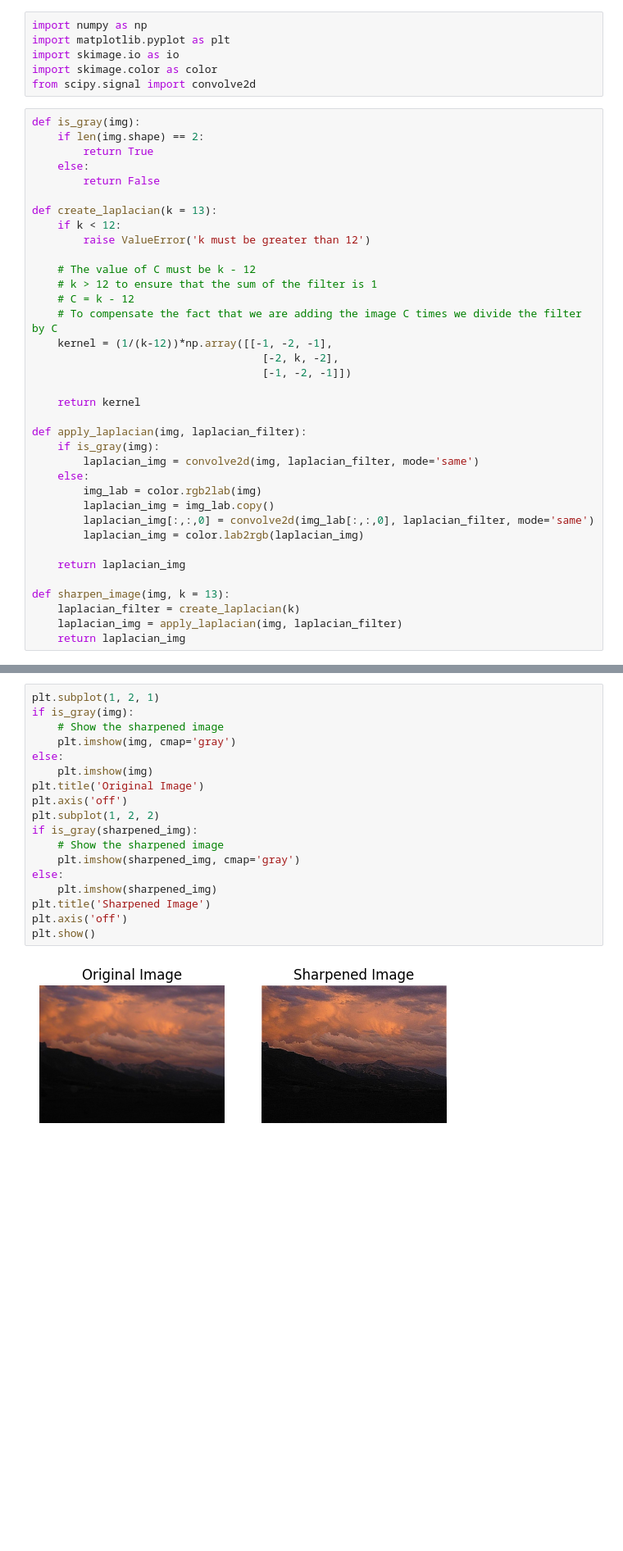
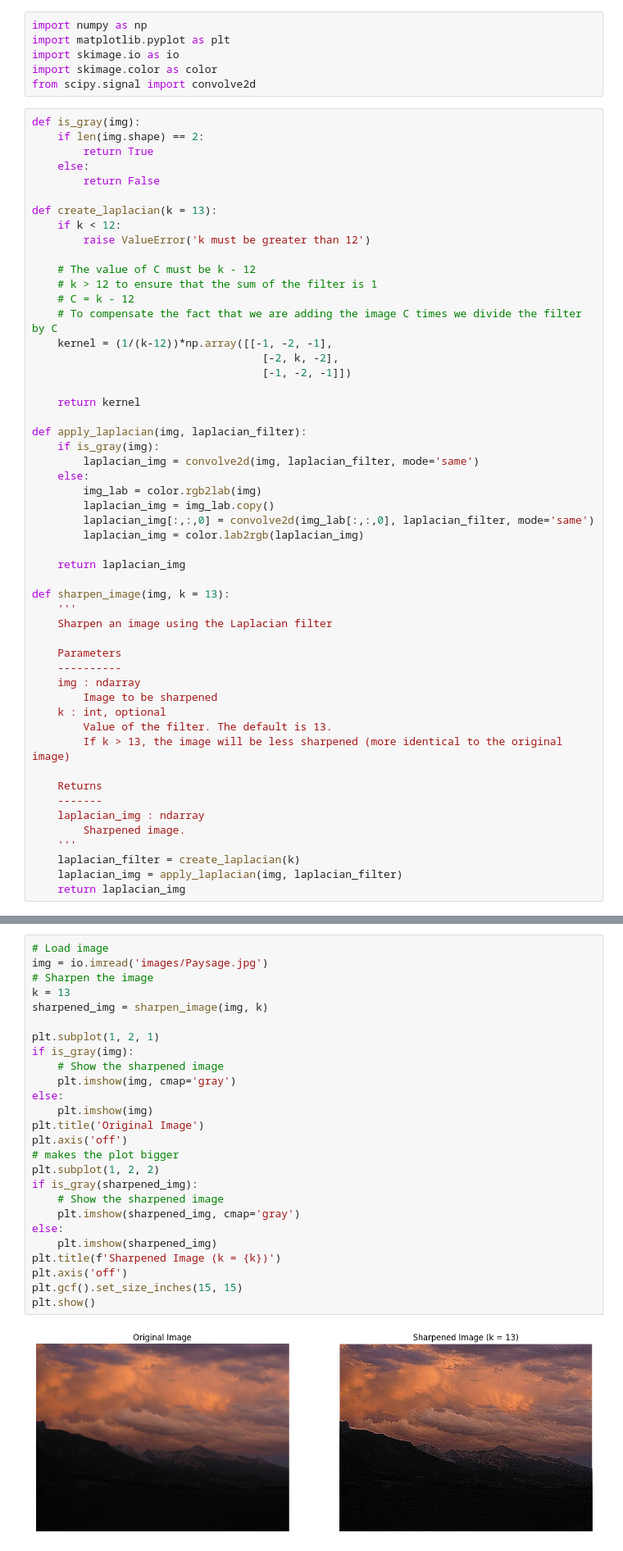
Before and after one commit to HenriqueLefundes/image_shaperning, a Jupyter notebook: image_sharpening.ipynb, the cells around one changed output, grey strips where cells are left out. Shown: that part at 82% size. Cells and saved outputs as stored; diff of their text form; blank space fills up the shorter version.

```diff
--- a/image_sharpening.ipynb
+++ b/image_sharpening.ipynb
@@ -50,6 +50,22 @@ def apply_laplacian(img, laplacian_filter):
     return laplacian_img
 
 def sharpen_image(img, k = 13):
+    '''
+    Sharpen an image using the Laplacian filter
+
+    Parameters
+    ----------
+    img : ndarray
+        Image to be sharpened
+    k : int, optional
+        Value of the filter. The default is 13.
+        If k > 13, the image will be less sharpened (more identical to the original image)
+
+    Returns
+    -------
+    laplacian_img : ndarray
+        Sharpened image.
+    '''
     laplacian_filter = create_laplacian(k)
     laplacian_img = apply_laplacian(img, laplacian_filter)
     return laplacian_img
@@ -80,20 +72,28 @@ else:
 # %%
+# Load image
+img = io.imread('images/Paysage.jpg')
+# Sharpen the image
+k = 13
+sharpened_img = sharpen_image(img, k)
+
 plt.subplot(1, 2, 1)
 if is_gray(img):
     # Show the sharpened image
     plt.imshow(img, cmap='gray')
 else:
     plt.imshow(img)
 plt.title('Original Image')
 plt.axis('off')
+# makes the plot bigger
 plt.subplot(1, 2, 2)
 if is_gray(sharpened_img):
     # Show the sharpened image
     plt.imshow(sharpened_img, cmap='gray')
 else:
     plt.imshow(sharpened_img)
-plt.title('Sharpened Image')
+plt.title(f'Sharpened Image (k = {k})')
 plt.axis('off')
+plt.gcf().set_size_inches(15, 15)
 plt.show()
 # %% [output]
-[figure, old version]
+[figure, new version]
```
Also changed, not shown: parts of 2 cells of this notebook, 2 other files.
